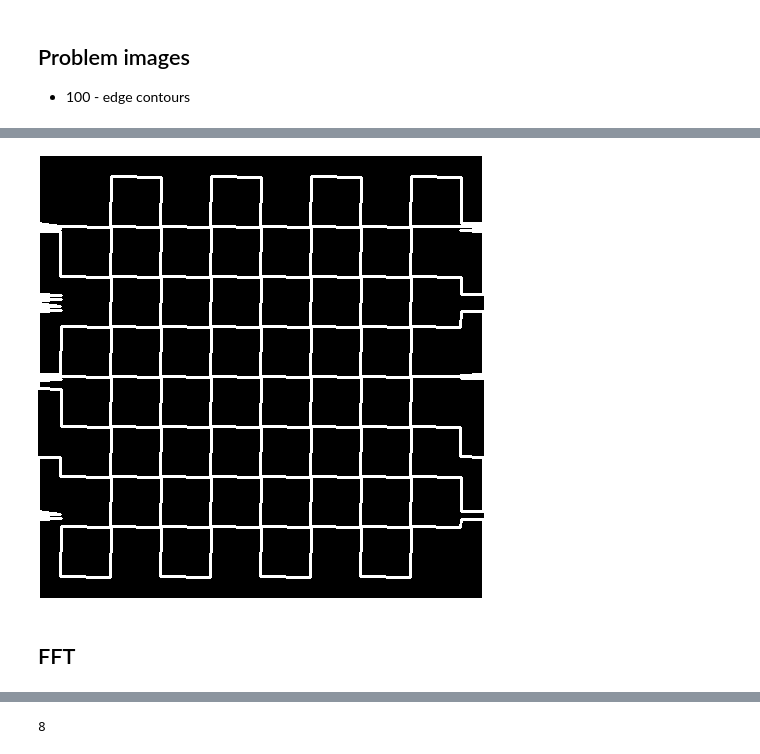
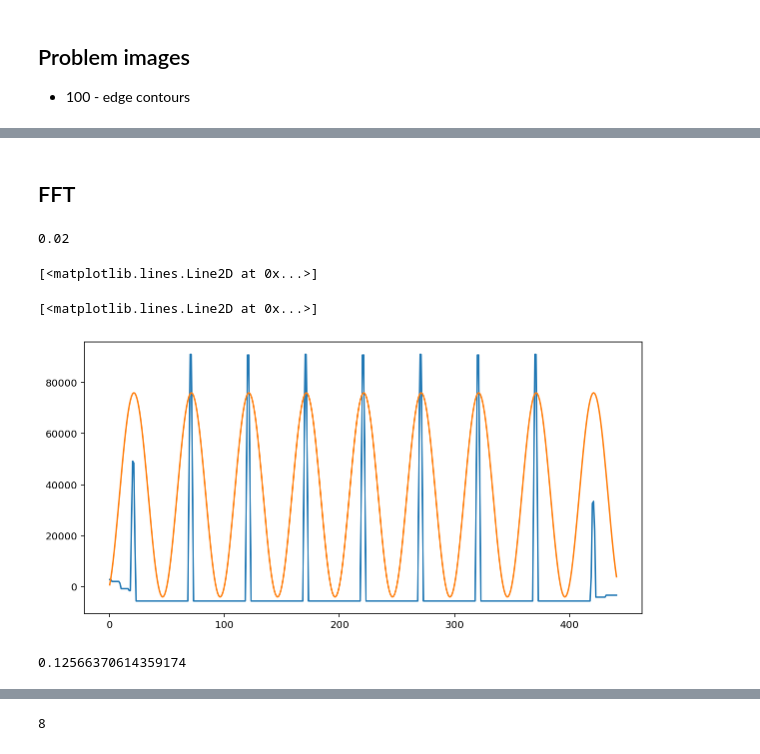
Before and after one commit to idrisr/chessocrnb, a Jupyter notebook: nbs/05_hough.py.ipynb, the cells around one changed output, grey strips where cells are left out. Cells and saved outputs as stored; diff of their text form; code cells hidden in the pictures.

```diff
--- a/nbs/05_hough.py.ipynb
+++ b/nbs/05_hough.py.ipynb
@@ -103,9 +93,27 @@ img
-# %%
-c
-# %% [output]
-[figure, removed]
 # %% [markdown]
 ## FFT
 # %%
 from scipy.fft import fft, fftfreq
+# %%
+p=50
+phase=21.5
+# %%
+1/50
+# %% [output]
+0.02
+# %%
+fig = plt.figure(figsize=(10, 5))
+ax = fig.add_subplot()
+ax.plot(h.vsig)
+x = np.arange(len(h.vsig))
+y = 40000* np.cos(x/p*2*np.pi-phase) + 36000
+ax.plot(y)
+# %% [output]
+[<matplotlib.lines.Line2D at 0x...>]
+[<matplotlib.lines.Line2D at 0x...>]
+[figure, added]
+# %%
+0.02*2*np.pi
+# %% [output]
+0.12566370614359174
 # %%
```
Also changed, not shown: parts of 13 cells of this notebook, 1 other file.
